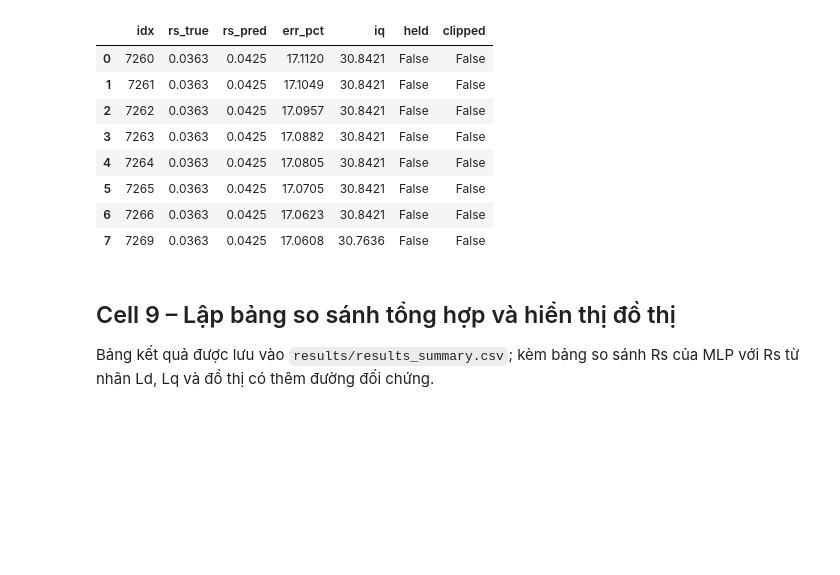
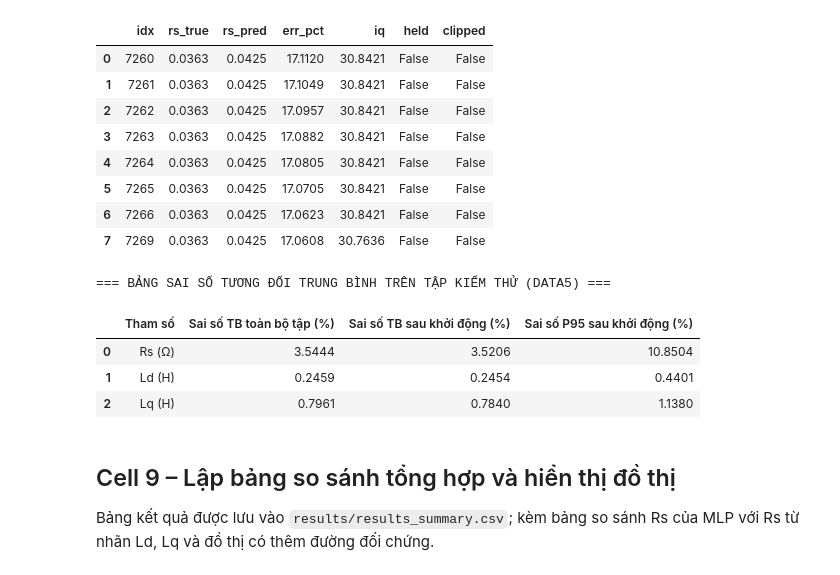
Before and after one commit to maivu18082005-hub/Parameter_Identification_of_PMSM_using_PINN_02, a Jupyter notebook: DBTT_06_danh_gia_model.ipynb, the cells around one changed output. Drawn from its saved outputs; the diff is of its cells as text; code cells hidden in the pictures; blank space fills up the shorter version.

Commit message:
thêm code tính sai số Rs tổng thể

```diff
--- a/DBTT_06_danh_gia_model.ipynb
+++ b/DBTT_06_danh_gia_model.ipynb
@@ -871,6 +871,78 @@ Tám mẫu Rs xác lập sai nhiều nhất (sau khởi động); held/clipped c
 | 5 | 7265 | 0.0363 | 0.0425 | 17.0705 | 30.8421 | False | False |
 | 6 | 7266 | 0.0363 | 0.0425 | 17.0623 | 30.8421 | False | False |
 | 7 | 7269 | 0.0363 | 0.0425 | 17.0608 | 30.7636 | False | False |
+# %%
+# Cell bổ sung (Sổ tay 06) - Tính và in trực tiếp sai số trung bình (MAPE %) của Rs, Ld, Lq trên toàn bộ Data5
+import numpy as np
+import pandas as pd
+import torch
+from src.data.dataset import load_processed, INPUT_COLS
+from src.evaluation.metrics import AUX_COLS, relative_error_pct, rs_hybrid, causal_ema
+from src.evaluation.test import load_model, rs_band_from_cfg
+
+# 1. Nạp mô hình và dữ liệu kiểm thử (Data5)
+model = load_model(os.path.join(PATHS['models'], 'mlp_best.pt'))
+df_test = load_processed(PATHS['processed'], cfg['data']['split']['test'])[0]
+
+# 2. Dự đoán Ld, Lq từ MLP
+x_test = torch.tensor(df_test[INPUT_COLS].to_numpy(np.float32))
+with torch.no_grad():
+    ldlq_pred = model(x_test).numpy().astype(np.float64)
+
+ld_pred, lq_pred = ldlq_pred[:, 0].copy(), ldlq_pred[:, 1].copy()
+
+# Làm trơn Ld, Lq nếu cấu hình l_smooth > 1
+rc = cfg['rs_estimator']
+mo = cfg['motor']
+n_sm = int(rc.get('l_smooth', 0))
+if n_sm > 1:
+    ld_pred = causal_ema(ld_pred, n_sm)
+    lq_pred = causal_ema(lq_pred, n_sm)
+
+# 3. Tính Rs đại số có lọc
+aux = df_test[AUX_COLS].to_numpy(np.float64)
+t = df_test['Time'].to_numpy(np.float64)
+band = rs_band_from_cfg(cfg)
+
+rs_pred, _, _ = rs_hybrid(
+    aux, ld_pred, lq_pred, mo['psi_m'],
+    rc['window'], rc['iq_min_a'], rc['causal'],
+    fallback=mo['rs_20c'],
+    band=band if rc.get('band_gate', True) else None,
+    min_valid_ratio=rc['min_valid_ratio'],
+    clip=band if rc.get('clip_output', True) else None,
+    return_info=False,
+    method=rc.get('method', 'ratio'),
+    t=t,
+    kind=rc.get('filter', 'rect')
+)
+
+# 4. Tính sai số tương đối trung bình (%) trên toàn bộ mẫu & sau khi bỏ đoạn khởi động
+rs_true = df_test['Rs'].to_numpy(np.float64)
+ld_true = df_test['Ld'].to_numpy(np.float64)
+lq_true = df_test['Lq'].to_numpy(np.float64)
+
+err_rs = relative_error_pct(rs_pred, rs_true)
+err_ld = relative_error_pct(ld_pred, ld_true)
+err_lq = relative_error_pct(lq_pred, lq_true)
+
+w = int(rc['window'])  # Số mẫu khởi động của cửa sổ lọc
+
+summary_err = pd.DataFrame({
+    'Tham số': ['Rs (Ω)', 'Ld (H)', 'Lq (H)'],
+    'Sai số TB toàn bộ tập (%)': [err_rs.mean(), err_ld.mean(), err_lq.mean()],
+    'Sai số TB sau khởi động (%)': [err_rs[w:].mean(), err_ld[w:].mean(), err_lq[w:].mean()],
+    'Sai số P95 sau khởi động (%)': [np.percentile(err_rs[w:], 95), np.percentile(err_ld[w:], 95), np.percentile(err_lq[w:], 95)]
+})
+
+print("=== BẢNG SAI SỐ TƯƠNG ĐỐI TRUNG BÌNH TRÊN TẬP KIỂM THỬ (DATA5) ===")
+display(summary_err.round(4))
+# %% [output]
+=== BẢNG SAI SỐ TƯƠNG ĐỐI TRUNG BÌNH TRÊN TẬP KIỂM THỬ (DATA5) ===
+|  | Tham số | Sai số TB toàn bộ tập (%) | Sai số TB sau khởi động (%) | Sai số P95 sau khởi động (%) |
+| 0 | Rs (Ω) | 3.5444 | 3.5206 | 10.8504 |
+| 1 | Ld (H) | 0.2459 | 0.2454 | 0.4401 |
+| 2 | Lq (H) | 0.7961 | 0.7840 | 1.1380 |
 # %% [markdown]
 ## Cell 9 – Lập bảng so sánh tổng hợp và hiển thị đồ thị
 Bảng kết quả được lưu vào `results/results_summary.csv`; kèm bảng so sánh Rs của MLP với Rs từ nhãn Ld, Lq và đồ thị có thêm đường đối chứng.
```
